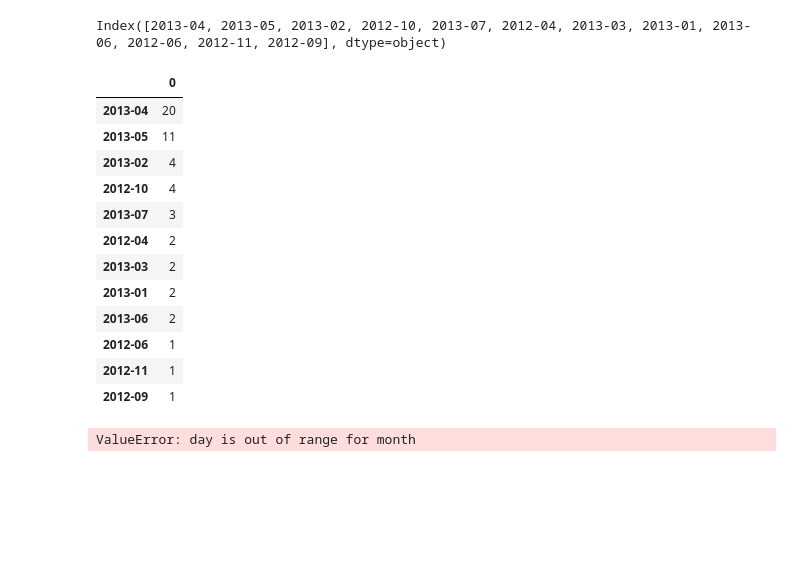
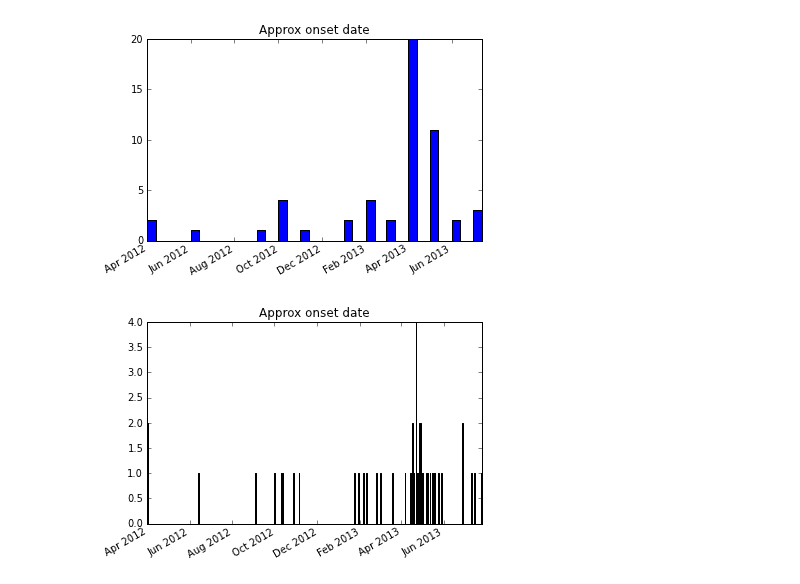
Before and after one commit to cmrivers/epipy, a Jupyter notebook: epicurve.ipynb, the cells around one changed output. Cells and saved outputs as stored; diff of their text form; code cells hidden in the pictures; blank space fills up the shorter version.

Commit message:
finished decent epicurve

```diff
--- a/epicurve.ipynb
+++ b/epicurve.ipynb
@@ -8,12 +27,8 @@ epi = pd.read_csv("mers_data.csv", parse_dates=True)
 # %%
-def date_convert(x, frmt):
+def _date_convert(x, frmt):
     try:
         y = datetime.strptime(x, frmt)
     except:
         y = np.nan
 
     return y
-# %%
-epi['onset_date'] = epi['Approx onset date'].map(lambda x: date_convert(x, "%Y-%m-%d"))
-epi['format_date'] = epi['onset_date'].dropna().map(lambda x: x.strftime("%Y/%m"))
-epi['form'] = epi['format_date'].map(lambda x: datetime.strptime(x, "%Y/%m"))
@@ -30,32 +35,37 @@ AttributeError: 'Series' object has no attribute 'strftime'
-# %%
-ts = dates.reindex(pd.date_range(min(dates.index), max(dates.index), freq='M'))
-epicurve = pd.DataFrame(ts[0].replace(np.nan, 0), columns=['count'])
-# %%
-dattes.index
-# %% [output]
-Index([2013-04, 2013-05, 2013-02, 2012-10, 2013-07, 2012-04, 2013-03, 2013-01, 2013-06, 2012-06, 2012-11, 2012-09], dtype=object)
-# %%
-dattes
-# %% [output]
-|  | 0 |
-| 2013-04 | 20 |
-| 2013-05 | 11 |
-| 2013-02 | 4 |
-| 2012-10 | 4 |
-| 2013-07 | 3 |
-| 2012-04 | 2 |
-| 2013-03 | 2 |
-| 2013-01 | 2 |
-| 2013-06 | 2 |
-| 2012-06 | 1 |
-| 2012-11 | 1 |
-| 2012-09 | 1 |
+# %%
+def epicurve(df, date_col, freq, title=None):
+    df.new_col = epi[date_col].map(lambda x: _date_convert(x, "%Y-%m-%d"))
+
+    if freq == 'day' or freq == 'd':
+        dates = pd.DataFrame(df.new_col.value_counts(), columns=['count'])
+        ts = dates.reindex(pd.date_range(min(dates.index), max(dates.index), freq='D'))
+        epicurve = pd.DataFrame(ts['count'].replace(np.nan, 0), columns=['count'])
+
+    elif freq == 'month' or freq == 'm':
+        format_date = df.new_col.dropna().map(lambda x: str(x.strftime("%Y/%m")))
+        form = format_date.map(lambda x: _date_convert(x, "%Y/%m"))
+        epicurve = pd.DataFrame(form.value_counts(), columns=['count'])
+
+    _plot(epicurve, freq, title=date_col)
 # %%
-dattes['plotdates'] = [matplotlib.dates.datestr2num(i) for i in dattes.index]
-fig = plt.figure()
-ax = fig.add_subplot(111)
-ax.xaxis_date()
-fig.autofmt_xdate()
-plt.bar(dates['plotdates'], dates['count']);
+def _plot(freq_table, freq, title):
+    freq_table['plotdates'] = [matplotlib.dates.date2num(i) for i in freq_table.index]
+    fig = plt.figure()
+    ax = fig.add_subplot(111)
+    ax.xaxis_date()
+    fig.autofmt_xdate()
+    if freq == 'day' or freq == 'd':
+        width = 1
+    elif freq == 'month' or freq == 'm':
+        width = len(freq_table)
+
+    plt.bar(freq_table['plotdates'], freq_table['count'], width=width)
+    plt.title(title)
-# %% [output]
-ValueError: day is out of range for month
+# %%
+epicurve(epi, 'Approx onset date', 'm')
+# %% [output]
+[figure, added]
+# %%
+epicurve(epi, 'Approx onset date', 'd')
+# %% [output]
+[figure, added]
```
Also changed, not shown: parts of 4 cells of this notebook.
